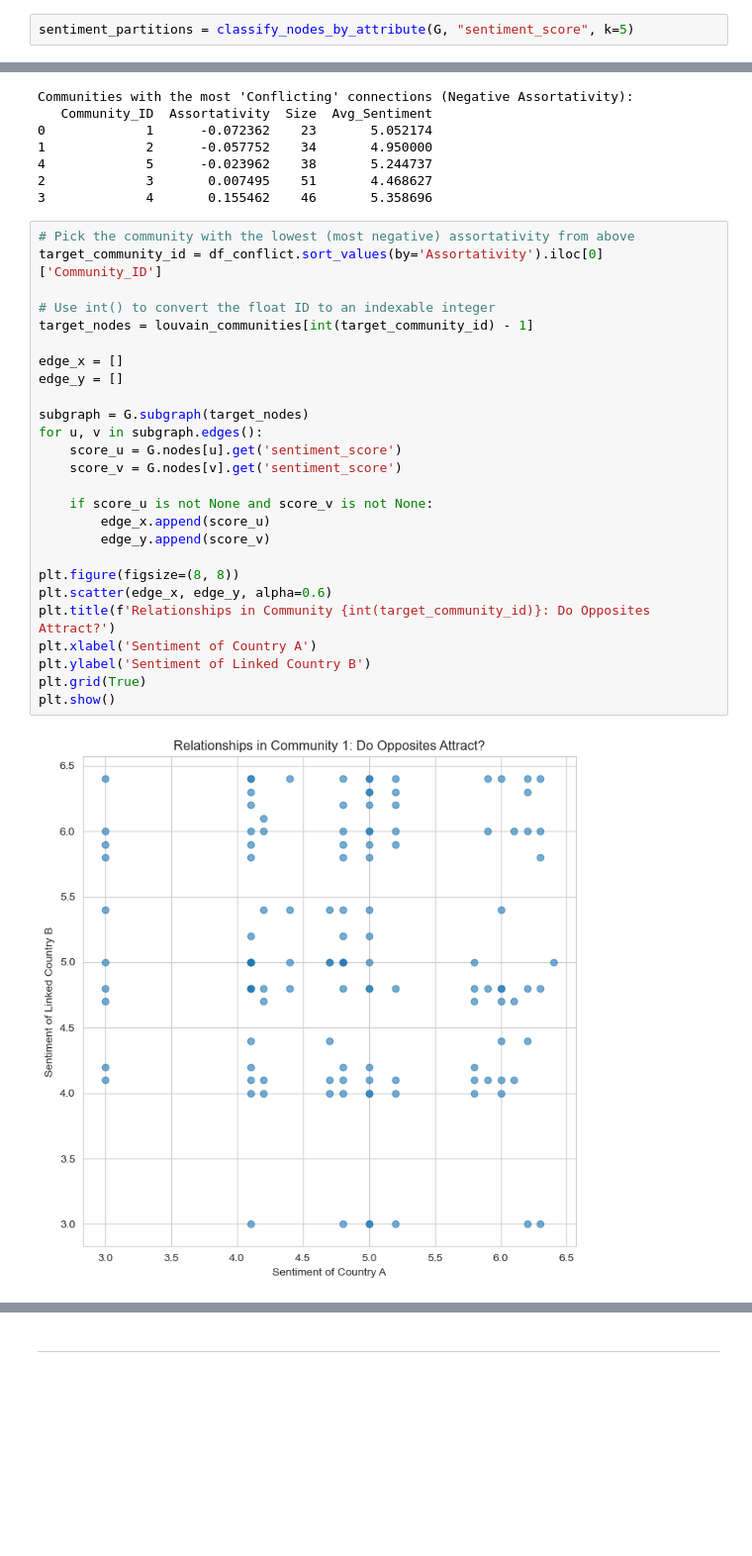
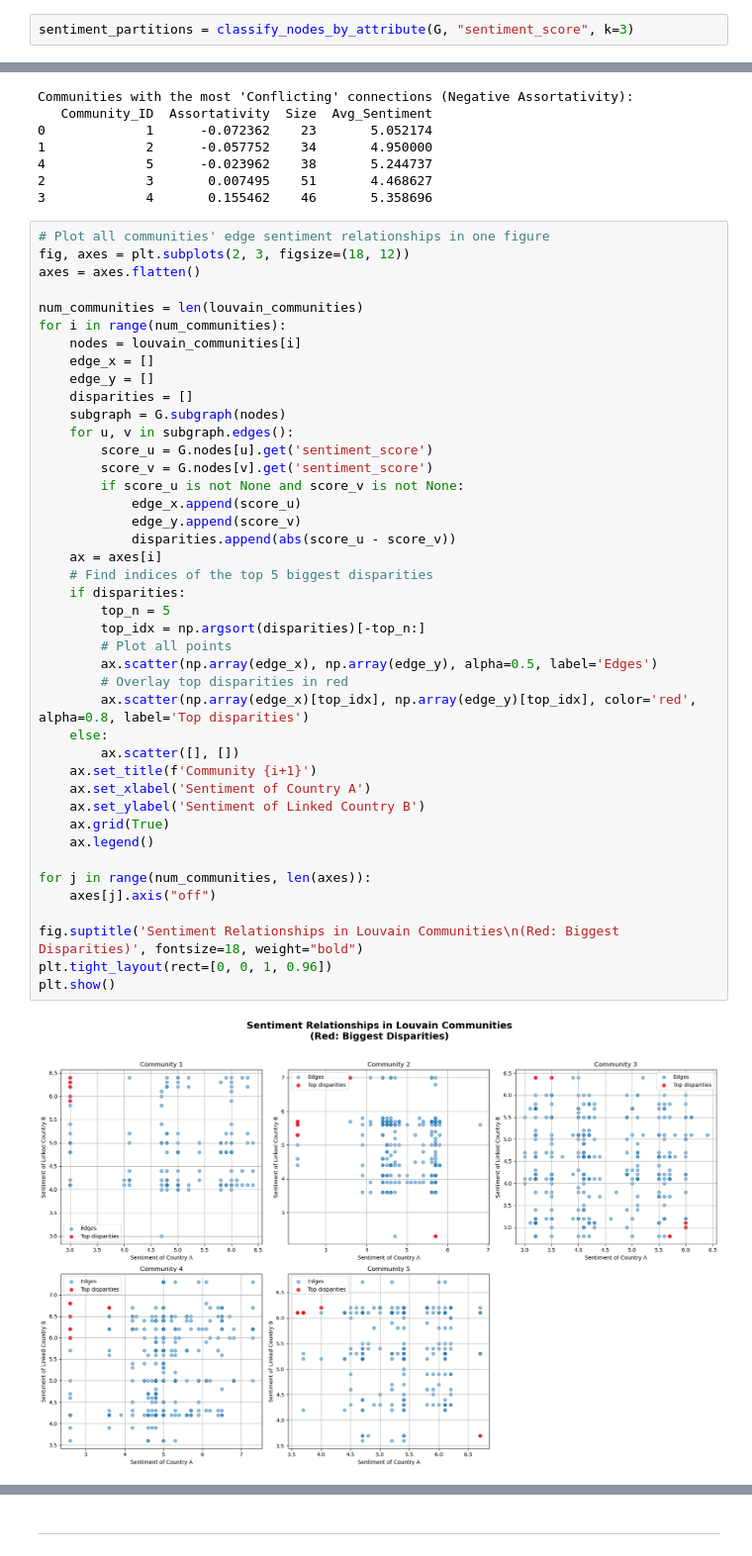
Before and after one commit to joaommata/WorldGraph, a Jupyter notebook: communities.ipynb, the cells around one changed output, grey strips where cells are left out. Shown at 99% size. Saved outputs shown, nothing was run; the diff lists cells and outputs as text; blank space fills up the shorter version.

Commit message:
Finished ccode for community analysis including disparity pairs.

```diff
--- a/communities.ipynb
+++ b/communities.ipynb
@@ -274,7 +274,7 @@ print(len(gdp_partitions["Level_3"]))
 # %% [markdown]
 ### Forming communities by History Sentiment Score
 # %%
-sentiment_partitions = classify_nodes_by_attribute(G, "sentiment_score", k=5)
+sentiment_partitions = classify_nodes_by_attribute(G, "sentiment_score", k=3)
 # %%
 print(len(sentiment_partitions["Level_1"]), "elements")
 sentiment_partitions["Level_1"][:5] # TO SHOW
@@ -645,31 +645,47 @@ Communities with the most 'Conflicting' connections (Negative Assortativity):
 2             3       0.007495    51       4.468627
 3             4       0.155462    46       5.358696
 # %%
-# Pick the community with the lowest (most negative) assortativity from above
-target_community_id = df_conflict.sort_values(by='Assortativity').iloc[0]['Community_ID']
+# Plot all communities' edge sentiment relationships in one figure
+fig, axes = plt.subplots(2, 3, figsize=(18, 12))
+axes = axes.flatten()
 
-# Use int() to convert the float ID to an indexable integer
-target_nodes = louvain_communities[int(target_community_id) - 1]
+num_communities = len(louvain_communities)
+for i in range(num_communities):
+    nodes = louvain_communities[i]
+    edge_x = []
+    edge_y = []
+    disparities = []
+    subgraph = G.subgraph(nodes)
+    for u, v in subgraph.edges():
+        score_u = G.nodes[u].get('sentiment_score')
+        score_v = G.nodes[v].get('sentiment_score')
+        if score_u is not None and score_v is not None:
+            edge_x.append(score_u)
+            edge_y.append(score_v)
+            disparities.append(abs(score_u - score_v))
+    ax = axes[i]
+    # Find indices of the top 5 biggest disparities
+    if disparities:
+        top_n = 5
+        top_idx = np.argsort(disparities)[-top_n:]
+        # Plot all points
+        ax.scatter(np.array(edge_x), np.array(edge_y), alpha=0.5, label='Edges')
+        # Overlay top disparities in red
+        ax.scatter(np.array(edge_x)[top_idx], np.array(edge_y)[top_idx], color='red', alpha=0.8, label='Top disparities')
+    else:
+        ax.scatter([], [])
+    ax.set_title(f'Community {i+1}')
+    ax.set_xlabel('Sentiment of Country A')
+    ax.set_ylabel('Sentiment of Linked Country B')
+    ax.grid(True)
+    ax.legend()
 
-edge_x = []
-edge_y = []
+for j in range(num_communities, len(axes)):
+    axes[j].axis("off")
 
-subgraph = G.subgraph(target_nodes)
-for u, v in subgraph.edges():
-    score_u = G.nodes[u].get('sentiment_score')
-    score_v = G.nodes[v].get('sentiment_score')
-
-    if score_u is not None and score_v is not None:
-        edge_x.append(score_u)
-        edge_y.append(score_v)
-
-plt.figure(figsize=(8, 8))
-plt.scatter(edge_x, edge_y, alpha=0.6)
-plt.title(f'Relationships in Community {int(target_community_id)}: Do Opposites Attract?')
-plt.xlabel('Sentiment of Country A')
-plt.ylabel('Sentiment of Linked Country B')
-plt.grid(True)
+fig.suptitle('Sentiment Relationships in Louvain Communities\n(Red: Biggest Disparities)', fontsize=18, weight="bold")
+plt.tight_layout(rect=[0, 0, 1, 0.96])
 plt.show()
 # %% [output]
-[figure, old version]
+[figure, new version]
 # %%
```
Also changed, not shown: parts of 18 cells of this notebook, 20 other files.
